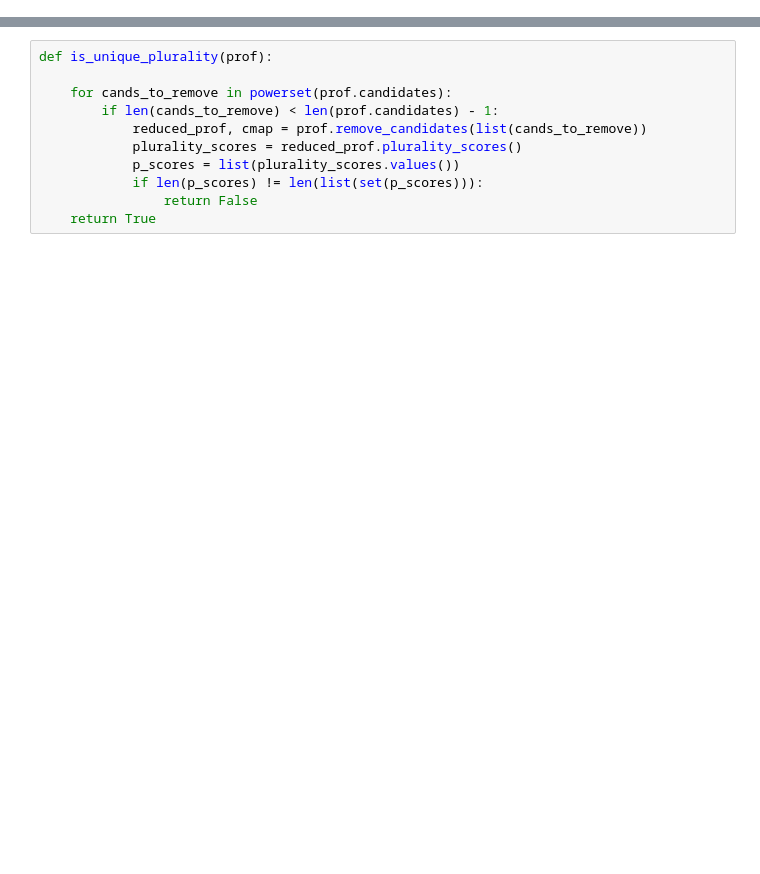
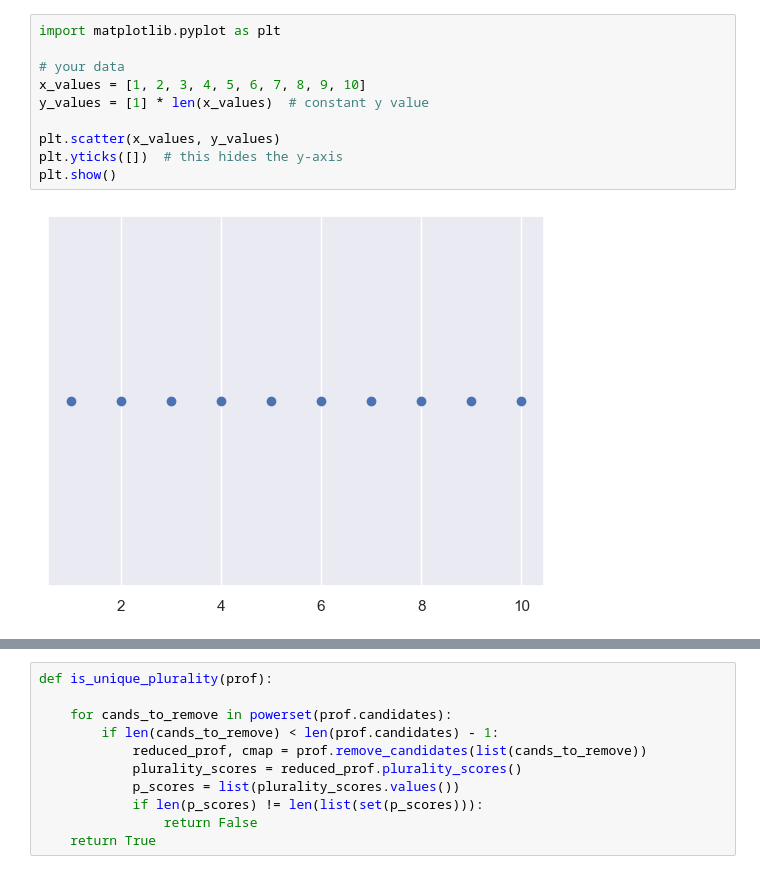
Before and after one commit to voting-tools/pref_voting, a Jupyter notebook: test.ipynb, the cells around one changed output, grey strips where cells are left out. Drawn from its saved outputs; the diff is of its cells as text; blank space fills up the shorter version.

```diff
--- a/test.ipynb
+++ b/test.ipynb
@@ -12,0 +85,12 @@ from tqdm.notebook import tqdm
+# %%
+import matplotlib.pyplot as plt
+
+# your data
+x_values = [1, 2, 3, 4, 5, 6, 7, 8, 9, 10]
+y_values = [1] * len(x_values)  # constant y value
+
+plt.scatter(x_values, y_values)
+plt.yticks([])  # this hides the y-axis
+plt.show()
+# %% [output]
+[figure, added]
```
Also changed, not shown: parts of 40 cells of this notebook, 12 other files.
